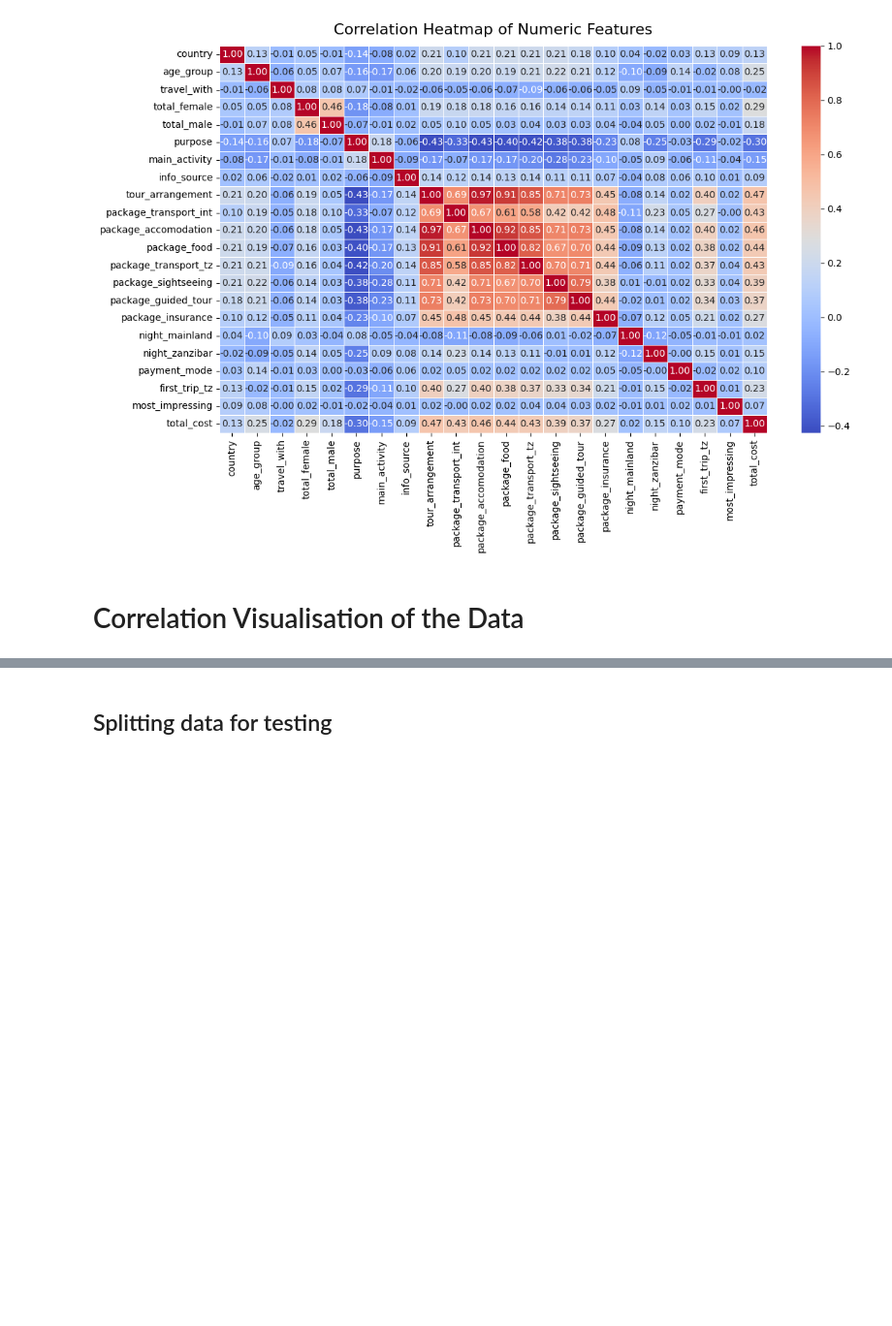
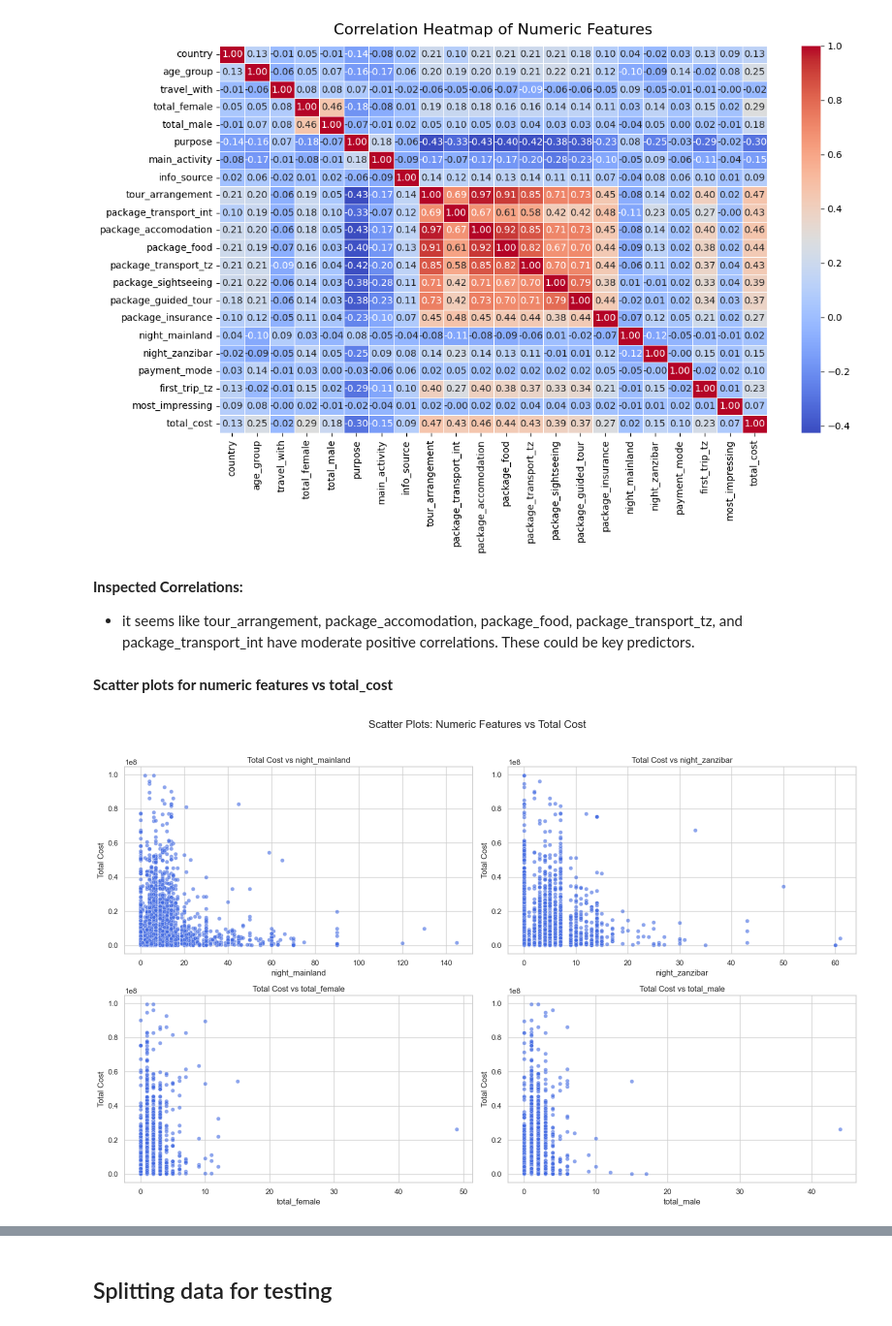
Before and after one commit to Karl-Johann-Jaekel/Machine-Learning-Project-Tourism, a Jupyter notebook: ML-Project.ipynb, the cells around one changed output, grey strips where cells are left out. Shown: that part at 97% size. Saved outputs shown, nothing was run; the diff lists cells and outputs as text; code cells hidden in the pictures; blank space fills up the shorter version.

```diff
--- a/ML-Project.ipynb
+++ b/ML-Project.ipynb
@@ -473,5 +475,30 @@ plt.tight_layout()
 plt.show()
 # %% [output]
 [figure]
-# %% [markdown]
-# Correlation Visualisation of the Data
+# %% [markdown]
+**Inspected Correlations:**
+- it seems like tour_arrangement, package_accomodation, package_food, package_transport_tz, and package_transport_int have moderate positive correlations. These could be key predictors.
+# %% [markdown]
+**Scatter plots for numeric features vs total_cost**
+# %%
+import matplotlib.pyplot as plt
+import seaborn as sns
+
+numeric_features = ['night_mainland', 'night_zanzibar', 'total_female', 'total_male']
+
+plt.figure(figsize=(16, 10))
+for i, feature in enumerate(numeric_features, 1):
+    plt.subplot(2, 2, i)
+    sns.scatterplot(
+        data=train, x=feature, y='total_cost',
+        alpha=0.6, color='royalblue'
+    )
+    plt.title(f'Total Cost vs {feature}', fontsize=12)
+    plt.xlabel(feature)
+    plt.ylabel('Total Cost')
+
+plt.suptitle('Scatter Plots: Numeric Features vs Total Cost', fontsize=16, y=1.02)
+plt.tight_layout()
+plt.show()
+# %% [output]
+[figure, added]
```
Also changed, not shown: parts of 16 cells of this notebook.
